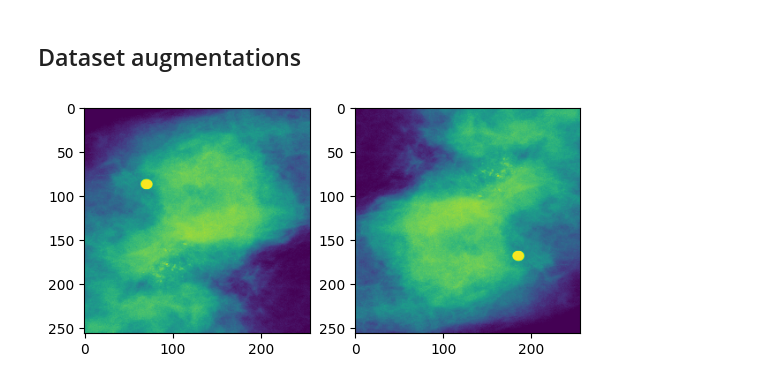
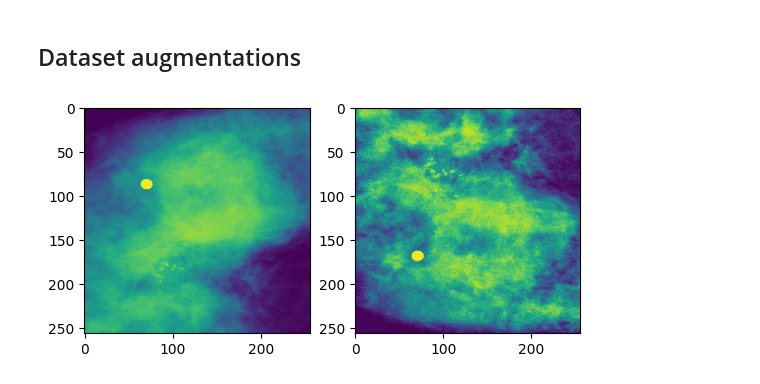
Before and after one commit to KP-AROB/AROB-CBIS-DDSM-Preparation, a Jupyter notebook: playground.ipynb, the cells around one changed output. Saved outputs shown, nothing was run; the diff lists cells and outputs as text; code cells hidden in the pictures.

```diff
--- a/playground.ipynb
+++ b/playground.ipynb
@@ -41,27 +41,28 @@ compute_mean_std(test_roi_image_dir, test_loader)
 # %%
 import cv2
 import albumentations as A
 import matplotlib.pyplot as plt
 
 def augment_image(image_path):
     image = cv2.imread(image_path, cv2.IMREAD_GRAYSCALE)
     augmented = augmentation_pipeline(image=image)['image']
     return image, augmented
 
 augmentation_pipeline = A.Compose([
         A.HorizontalFlip(p=0.5),
         A.VerticalFlip(p=0.5),
         A.ElasticTransform(p=0.5, alpha=10, sigma=50),
+        A.CLAHE(p=0.5)
     ])
 
 test_image = './figures/calc_malignant_sample.png'
 original_image, augmented_image = augment_image(test_image)
 
 f, axarr = plt.subplots(1,2)
 
 axarr[0].imshow(original_image)
 axarr[1].imshow(augmented_image)
 
 plt.show()
 # %% [output]
-[figure, old version]
+[figure, new version]
```
Also changed, not shown: 3 other files.
